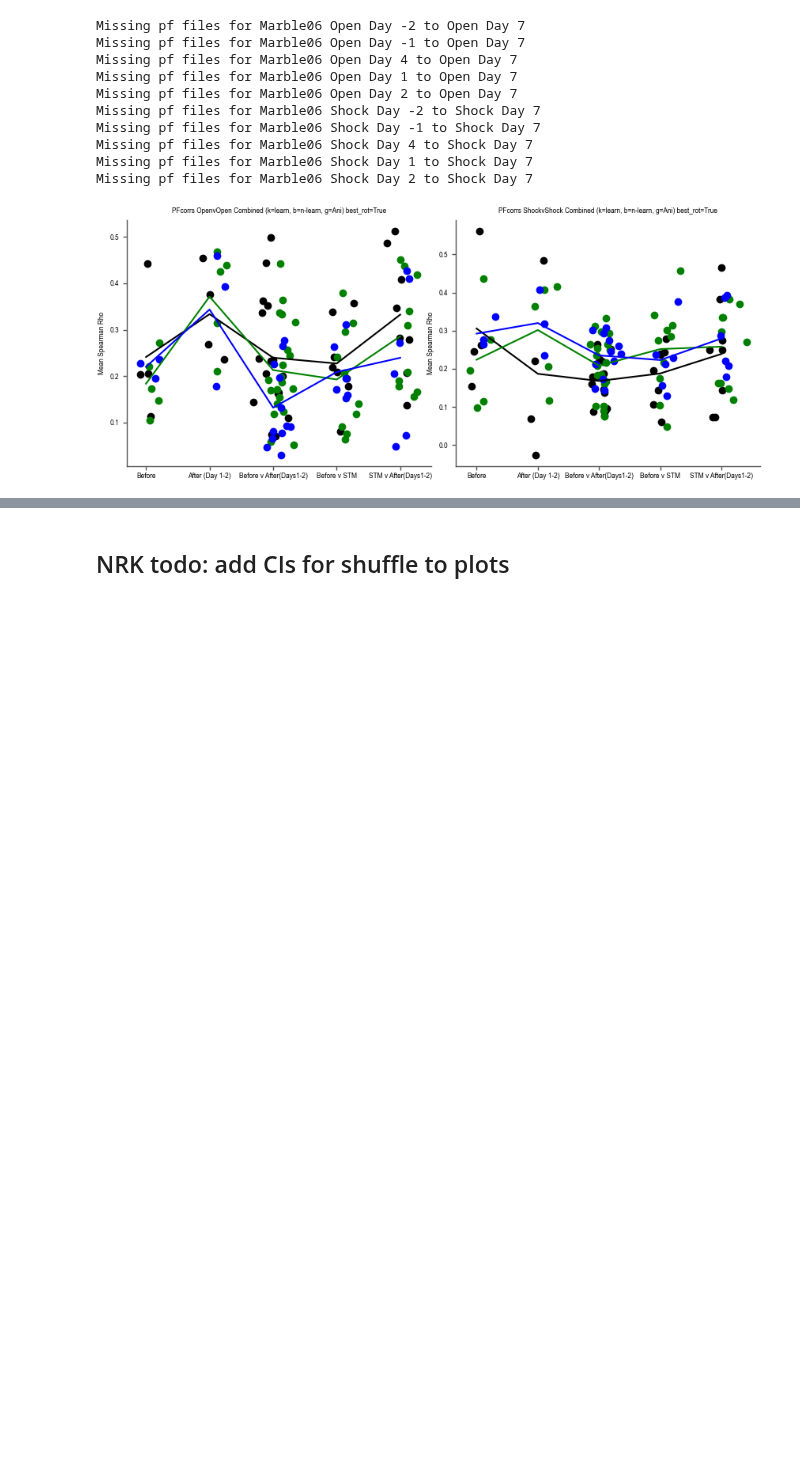
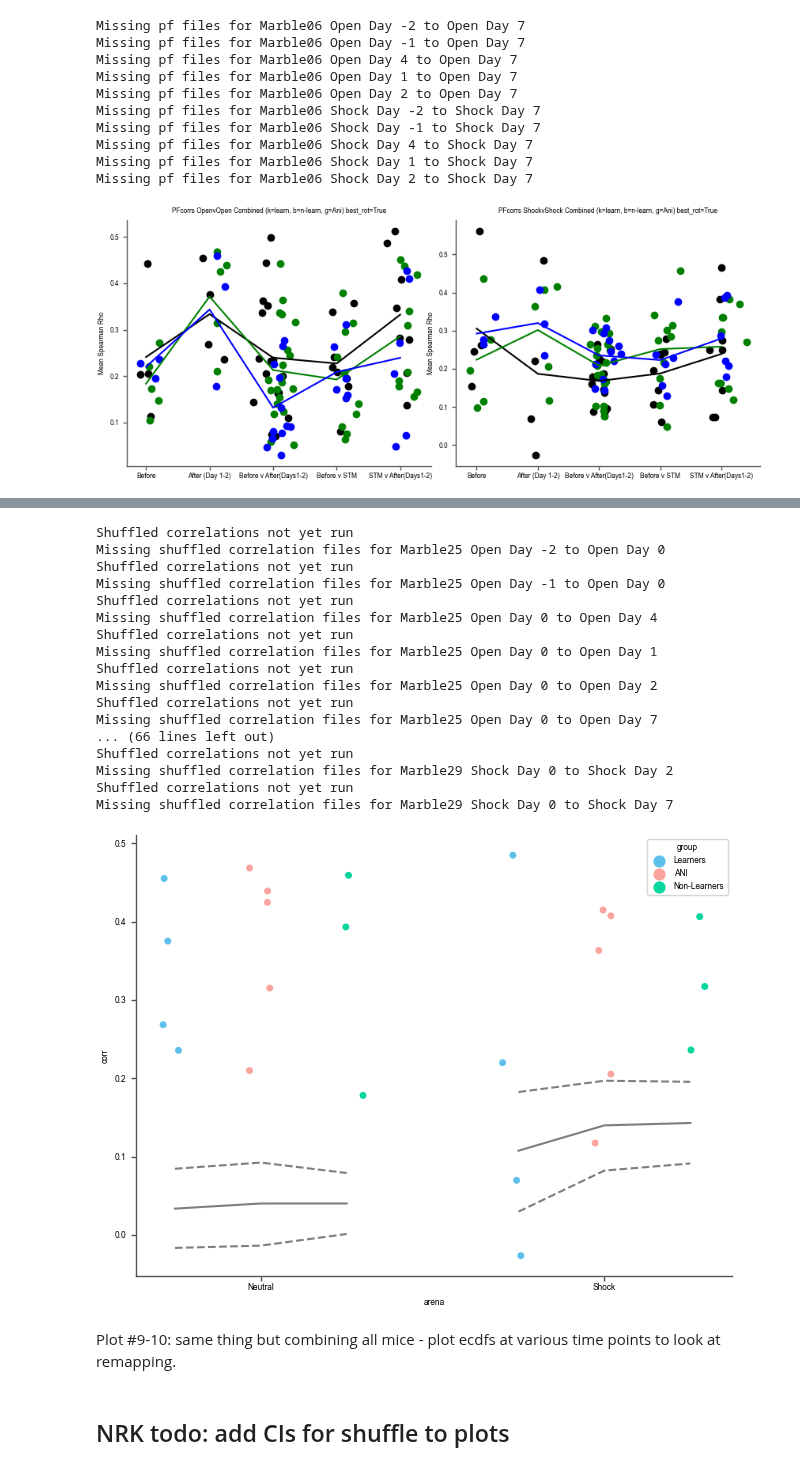
Before and after one commit to nkinsky/Eraser, a Jupyter notebook: Notebooks/Figure2_and_S4.ipynb, the cells around one changed output, grey strips where cells are left out. Saved outputs shown, nothing was run; the diff lists cells and outputs as text; code cells hidden in the pictures; blank space fills up the shorter version.

```diff
--- a/Notebooks/Figure2_and_S4.ipynb
+++ b/Notebooks/Figure2_and_S4.ipynb
@@ -507,2 +526,59 @@ for a, comp_type in zip([ax_bef_comb, ax_aft_comb, ax_ba_comb, ax_bstm_comb, ax_
+# %%
+def get_CI_mean(group, arena, comparison, group_desig):
+    # Get shuffled mean correlations
+    shuf_CI_all = []
+    for mouse in group:
+        shuf_CI_temp = pfs.get_all_CIshuf(mouse, arena, arena)
+        shuf_CI_all.append(shuf_CI_temp)
+    shuf_CI_all = np.stack(shuf_CI_all, axis=0)
+
+    # Grab appropriate session-pair(s)
+    nmice = len(group)
+    group_mat, group_labels = pfs.get_time_epochs(nmice, group_desig)
+    comp_id = np.where([label == comparison for label in group_labels])[0] + 1
+    keep_bool = group_mat[0] == comp_id
+
+    comp_shuf_CI = shuf_CI_all[:, :, keep_bool].squeeze()
+
+    return comp_shuf_CI
+# %%
+# This code adds confidence intervals
+comparison = 'After (Day 1-2)'
+group_desig = 2
+groups = [err.learners, err.ani_mice_good, err.nonlearners]
+_, ax = plt.subplots()
+h = sns.stripplot(data=corr_df[corr_df['comp_type'] == comparison], x='arena', y='corr', hue='group', ax=ax, dodge=True)
+
+x_offset = np.array([-0.25, 0, 0.25]) # amount seaborn offets data with dodge=True
+for ida, arena in enumerate(['Neutral', 'Shock']):
+    # Get CIs
+    CI_comb = []
+    for group in groups:
+        comp_shuf_CI = get_CI_mean(group, 'Open' if arena == 'Neutral' else arena, comparison, group_desig)  # Get shuffled CI for all mice in group
+        CI_comb.append(np.nanmean(comp_shuf_CI, axis=0))  # Average it, add it into grou
+    CI_plot = np.stack(CI_comb)
+    hl = ax.plot(x_offset + ida, CI_plot, linestyle='--', color=[0, 0, 0, 0.5])
+    hl[1].set_linestyle('-')
+# %% [output]
+Shuffled correlations not yet run
+Missing shuffled correlation files for Marble25 Open Day -2 to Open Day 0
+Shuffled correlations not yet run
+Missing shuffled correlation files for Marble25 Open Day -1 to Open Day 0
+Shuffled correlations not yet run
+Missing shuffled correlation files for Marble25 Open Day 0 to Open Day 4
+Shuffled correlations not yet run
+Missing shuffled correlation files for Marble25 Open Day 0 to Open Day 1
+Shuffled correlations not yet run
+Missing shuffled correlation files for Marble25 Open Day 0 to Open Day 2
+Shuffled correlations not yet run
+Missing shuffled correlation files for Marble25 Open Day 0 to Open Day 7
+... (66 lines left out)
+Shuffled correlations not yet run
+Missing shuffled correlation files for Marble29 Shock Day 0 to Shock Day 2
+Shuffled correlations not yet run
+Missing shuffled correlation files for Marble29 Shock Day 0 to Shock Day 7
+[figure, added]
+# %% [markdown]
+Plot #9-10: same thing but combining all mice - plot ecdfs at various time points to look at remapping.
 # %% [markdown]
 ## NRK todo: add CIs for shuffle to plots
```
Also changed, not shown: parts of 18 cells of this notebook, 2 other files.
